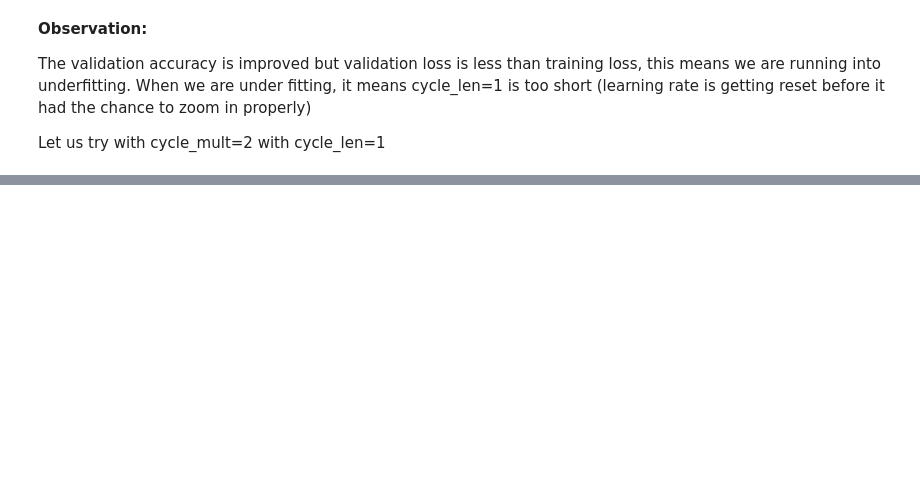
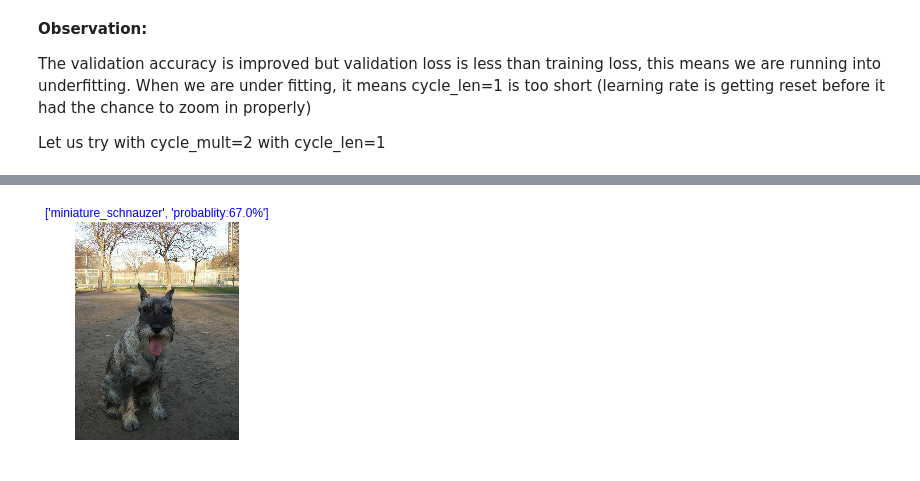
Before and after one commit to sayakgis/dog_breed_kaggle, a Jupyter notebook: Fastai_DogBreed_Classification.ipynb, the cells around one changed output, grey strips where cells are left out. Saved outputs shown, nothing was run; the diff lists cells and outputs as text; code cells hidden in the pictures; blank space fills up the shorter version.

```diff
--- a/Fastai_DogBreed_Classification.ipynb
+++ b/Fastai_DogBreed_Classification.ipynb
@@ -597,0 +661,2 @@ Let us try with cycle_mult=2 with cycle_len=1
+# %%
+learn_resnext.load('299_pre_rxnet')
@@ -597,0 +774,7 @@ Let us try with cycle_mult=2 with cycle_len=1
+# %%
+plt.imshow(plt.imread(PATH+fn))
+plt.axis('Off')
+plt.title([breed_name,'probablity:'+str(np.round(100*np.exp(preds.max())))+'%'],color='blue')
+plt.show()
+# %% [output]
+[figure, added]
```
Also changed, not shown: parts of 52 cells of this notebook.
